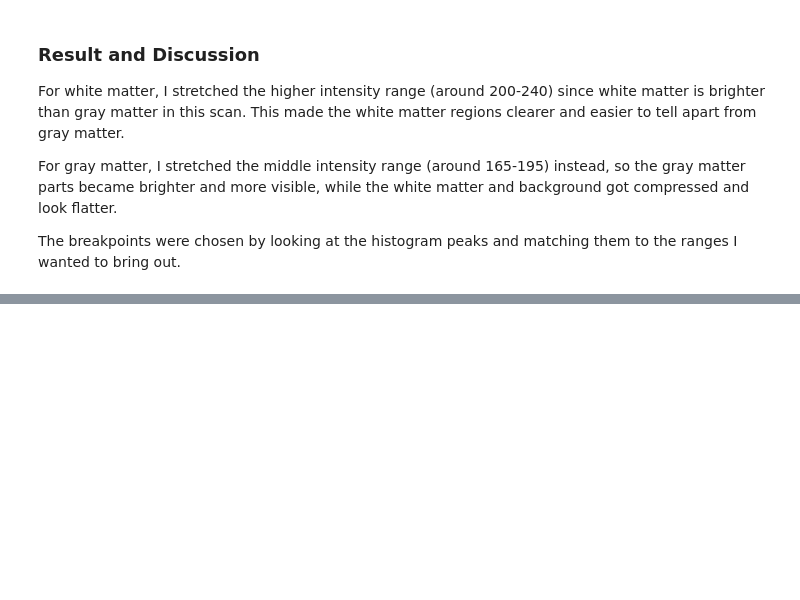
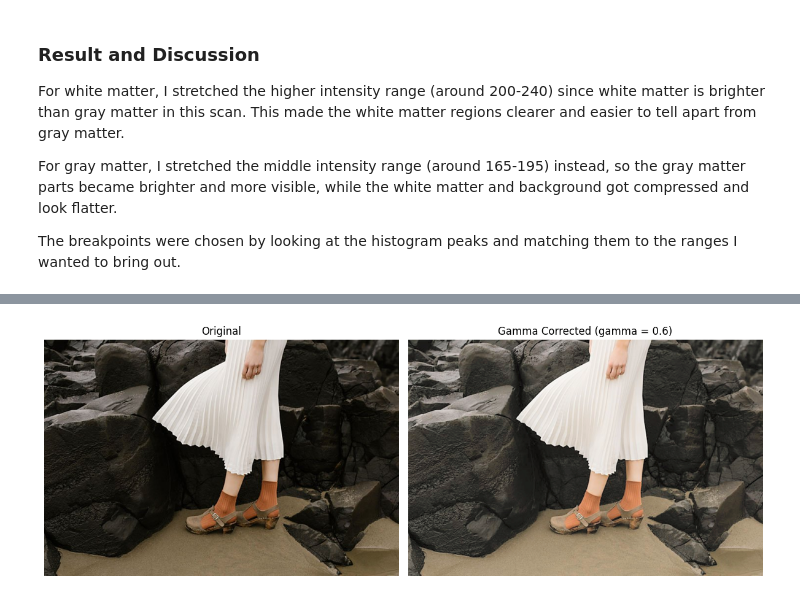
Before and after one commit to Pamodya-Wijesinghe/EN3160-Assignment-1-on-Intensity-Transformations-and-Neighborhood-Filtering, a Jupyter notebook: Question_1&2.ipynb, the cells around one changed output, grey strips where cells are left out. Cells and saved outputs as stored; diff of their text form; code cells hidden in the pictures; blank space fills up the shorter version.

```diff
--- a/Question_1&2.ipynb
+++ b/Question_1&2.ipynb
@@ -191,0 +217,31 @@ them to the ranges I wanted to bring out.
+# %%
+img_bgr = cv2.imread('/content/drive/MyDrive/EN3160/data/rocks.jpeg')
+
+if img_bgr is None:
+    raise FileNotFoundError("image not found, check the path")
+
+img_lab = cv2.cvtColor(img_bgr, cv2.COLOR_BGR2LAB)
+L, a, b = cv2.split(img_lab)
+# %%
+gamma = 0.6   # chosen to brighten shadow detail, adjust based on result
+
+L_norm = L / 255.0
+L_gamma = np.power(L_norm, gamma)
+L_corrected = np.uint8(L_gamma * 255)
+
+img_lab_corrected = cv2.merge([L_corrected, a, b])
+img_corrected_bgr = cv2.cvtColor(img_lab_corrected, cv2.COLOR_LAB2BGR)
+# %%
+fig, axes = plt.subplots(1, 2, figsize=(12,6))
+axes[0].imshow(cv2.cvtColor(img_bgr, cv2.COLOR_BGR2RGB))
+axes[0].set_title('Original')
+axes[0].axis('off')
+
+axes[1].imshow(cv2.cvtColor(img_corrected_bgr, cv2.COLOR_BGR2RGB))
+axes[1].set_title(f'Gamma Corrected (gamma = {gamma})')
+axes[1].axis('off')
+
+plt.tight_layout()
+plt.show()
+# %% [output]
+[figure, added]
```
Also changed, not shown: parts of 4 cells of this notebook.
